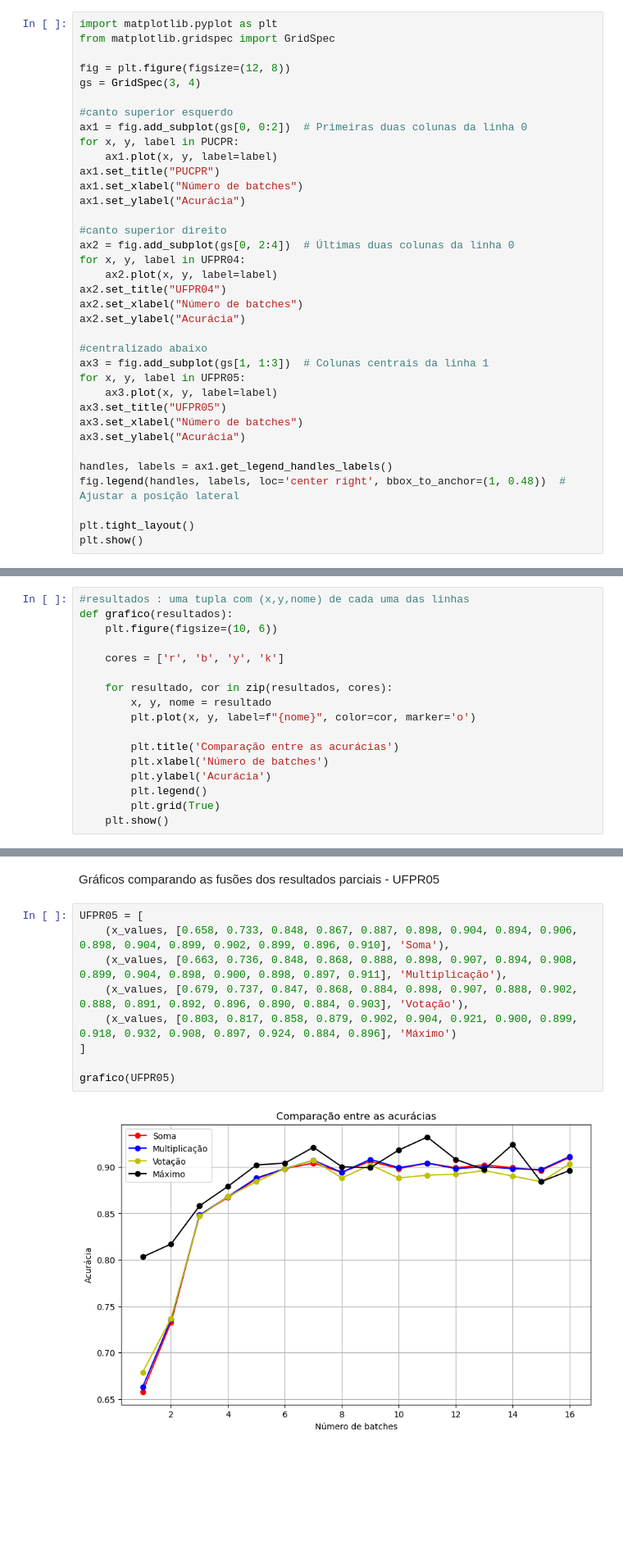
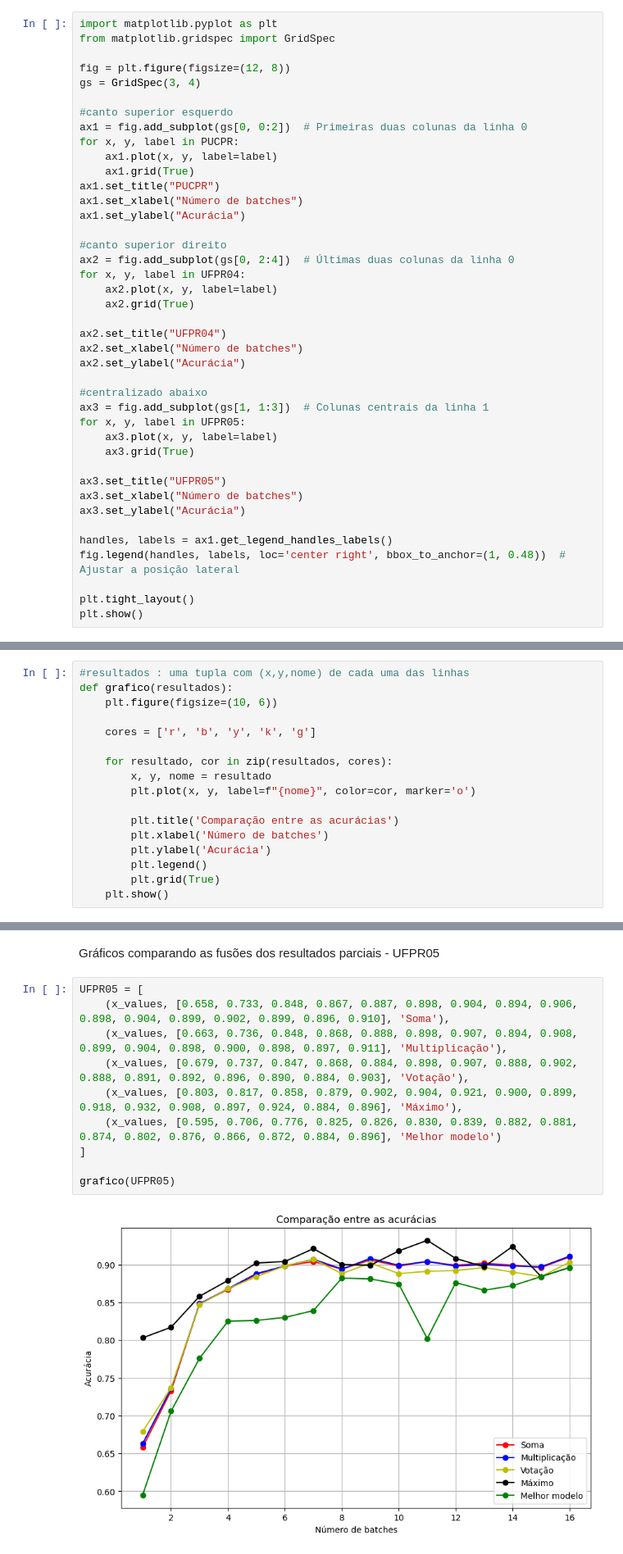
Before and after one commit to Lucas-doc26/Graficos, a Jupyter notebook: tabelas.ipynb, the cells around one changed output, grey strips where cells are left out. Shown at 82% size. Saved outputs shown, nothing was run; the diff lists cells and outputs as text; blank space fills up the shorter version.

```diff
--- a/tabelas.ipynb
+++ b/tabelas.ipynb
@@ -92,6 +92,7 @@ gs = GridSpec(3, 4)
 ax1 = fig.add_subplot(gs[0, 0:2])  # Primeiras duas colunas da linha 0
 for x, y, label in PUCPR:
     ax1.plot(x, y, label=label)
+    ax1.grid(True)
 ax1.set_title("PUCPR")
 ax1.set_xlabel("Número de batches")
 ax1.set_ylabel("Acurácia")
@@ -100,6 +101,8 @@ ax1.set_ylabel("Acurácia")
 ax2 = fig.add_subplot(gs[0, 2:4])  # Últimas duas colunas da linha 0
 for x, y, label in UFPR04:
     ax2.plot(x, y, label=label)
+    ax2.grid(True)
+
 ax2.set_title("UFPR04")
 ax2.set_xlabel("Número de batches")
 ax2.set_ylabel("Acurácia")
@@ -108,6 +111,8 @@ ax2.set_ylabel("Acurácia")
 ax3 = fig.add_subplot(gs[1, 1:3])  # Colunas centrais da linha 1
 for x, y, label in UFPR05:
     ax3.plot(x, y, label=label)
+    ax3.grid(True)
+
 ax3.set_title("UFPR05")
 ax3.set_xlabel("Número de batches")
 ax3.set_ylabel("Acurácia")
@@ -159,7 +164,7 @@ grafico(melhores)
 def grafico(resultados):
     plt.figure(figsize=(10, 6))
 
-    cores = ['r', 'b', 'y', 'k']
+    cores = ['r', 'b', 'y', 'k', 'g']
 
     for resultado, cor in zip(resultados, cores):
         x, y, nome = resultado
@@ -202,14 +210,15 @@ Gráficos comparando as fusões dos resultados parciais - UFPR05
 # %%
 UFPR05 = [
     (x_values, [0.658, 0.733, 0.848, 0.867, 0.887, 0.898, 0.904, 0.894, 0.906, 0.898, 0.904, 0.899, 0.902, 0.899, 0.896, 0.910], 'Soma'),
     (x_values, [0.663, 0.736, 0.848, 0.868, 0.888, 0.898, 0.907, 0.894, 0.908, 0.899, 0.904, 0.898, 0.900, 0.898, 0.897, 0.911], 'Multiplicação'),
     (x_values, [0.679, 0.737, 0.847, 0.868, 0.884, 0.898, 0.907, 0.888, 0.902, 0.888, 0.891, 0.892, 0.896, 0.890, 0.884, 0.903], 'Votação'),
-    (x_values, [0.803, 0.817, 0.858, 0.879, 0.902, 0.904, 0.921, 0.900, 0.899, 0.918, 0.932, 0.908, 0.897, 0.924, 0.884, 0.896], 'Máximo')
+    (x_values, [0.803, 0.817, 0.858, 0.879, 0.902, 0.904, 0.921, 0.900, 0.899, 0.918, 0.932, 0.908, 0.897, 0.924, 0.884, 0.896], 'Máximo'),
+    (x_values, [0.595, 0.706, 0.776, 0.825, 0.826, 0.830, 0.839, 0.882, 0.881, 0.874, 0.802, 0.876, 0.866, 0.872, 0.884, 0.896], 'Melhor modelo')
 ]
 
 grafico(UFPR05)
 # %% [output]
-[figure, old version]
+[figure, new version]
 # %%
 import matplotlib.pyplot as plt
 from matplotlib.gridspec import GridSpec
```
Also changed, not shown: parts of 5 cells of this notebook, 1 other file.
